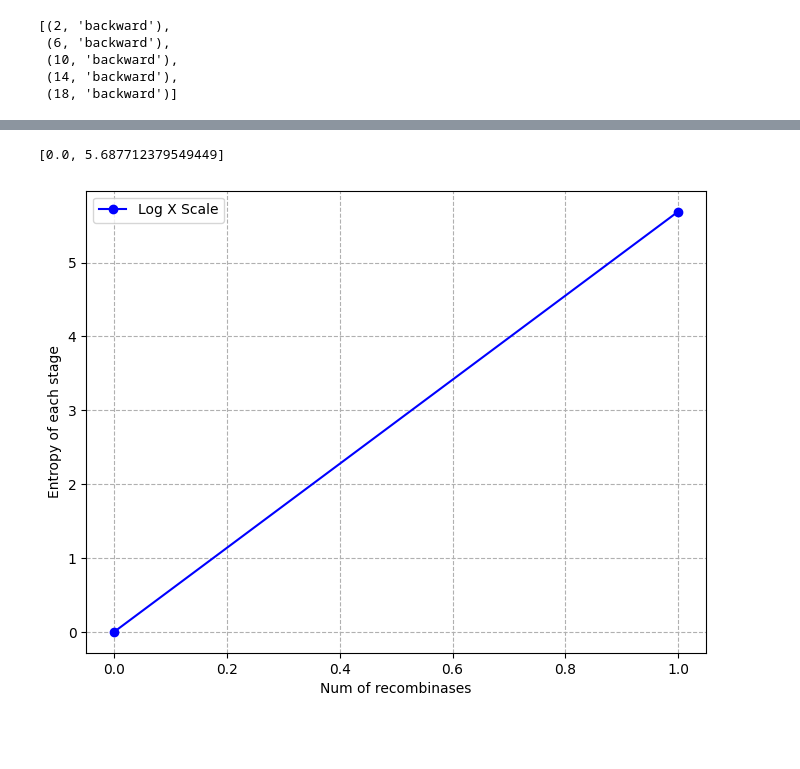
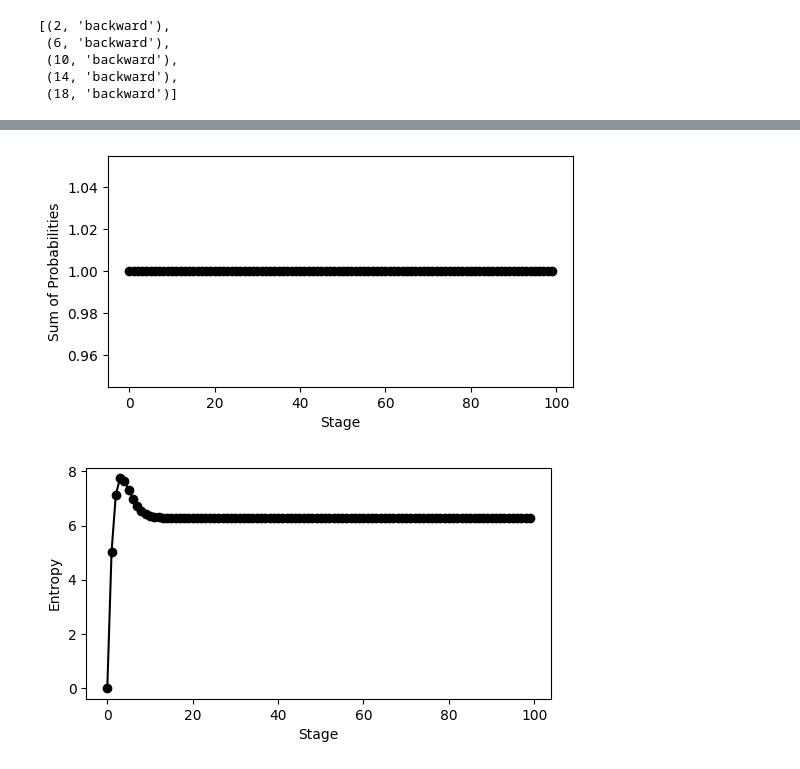
Before and after one commit to ThomasPanYongling/DNA-Recombinase, a Jupyter notebook: State machines.ipynb, the cells around one changed output, grey strips where cells are left out. Drawn from its saved outputs; the diff is of its cells as text; code cells hidden in the pictures; blank space fills up the shorter version.

```diff
--- a/State machines.ipynb
+++ b/State machines.ipynb
@@ -381,33 +325,18 @@ def calculate_entropy(prob_dict):
-# %%
-entropy_list=[]
-for _ in outcome_lists:
-    entropy_list.append(calculate_entropy(_))
-print(entropy_list)
-
-x=[]
-y=[]
-for i in range(len(entropy_list)):
-    x.append(i)
-    y.append(entropy_list[i])
-
-
-# Create a figure and axis
-plt.figure(figsize=(8, 6))
-
-# Plot the line graph with log scale on the x-axis
-plt.plot(x, y, marker='o', linestyle='-', color='b', label='Log X Scale')
-
-# (Alternatively, for log y-axis: plt.semilogy(x, y, ...))
-# (For both axes log: plt.loglog(x, y, ...))
-
-# Add labels and title
-plt.xlabel('Num of recombinases')
-plt.ylabel('Entropy of each stage')
-plt.title
-plt.legend()
-plt.grid(True, which="both", ls="--")
-
-plt.show()
-# %% [output]
-[0.0, 5.687712379549449]
-[figure, removed]
+# %%
+DNA_sequence=[
+'1', 'A', 'ALPHA',
+'2', 'ALPHA', 'A',
+'3','A','ALPHA',
+'4','ALPHA','A',
+'5','A','ALPHA',
+'6','ALPHA','A',
+'7','A','ALPHA',
+'8','ALPHA','A',
+'9','A','ALPHA',
+'10','ALPHA','A',
+'11']
+pairs_pool=[(['A','ALPHA'],['A','ALPHA'])]
+outcome_lists= probability_calculation(DNA_sequence,pairs_pool,numberofevents=100)
+# %% [output]
+[figure, added]
+[figure, added]
```
Also changed, not shown: parts of 10 cells of this notebook.
